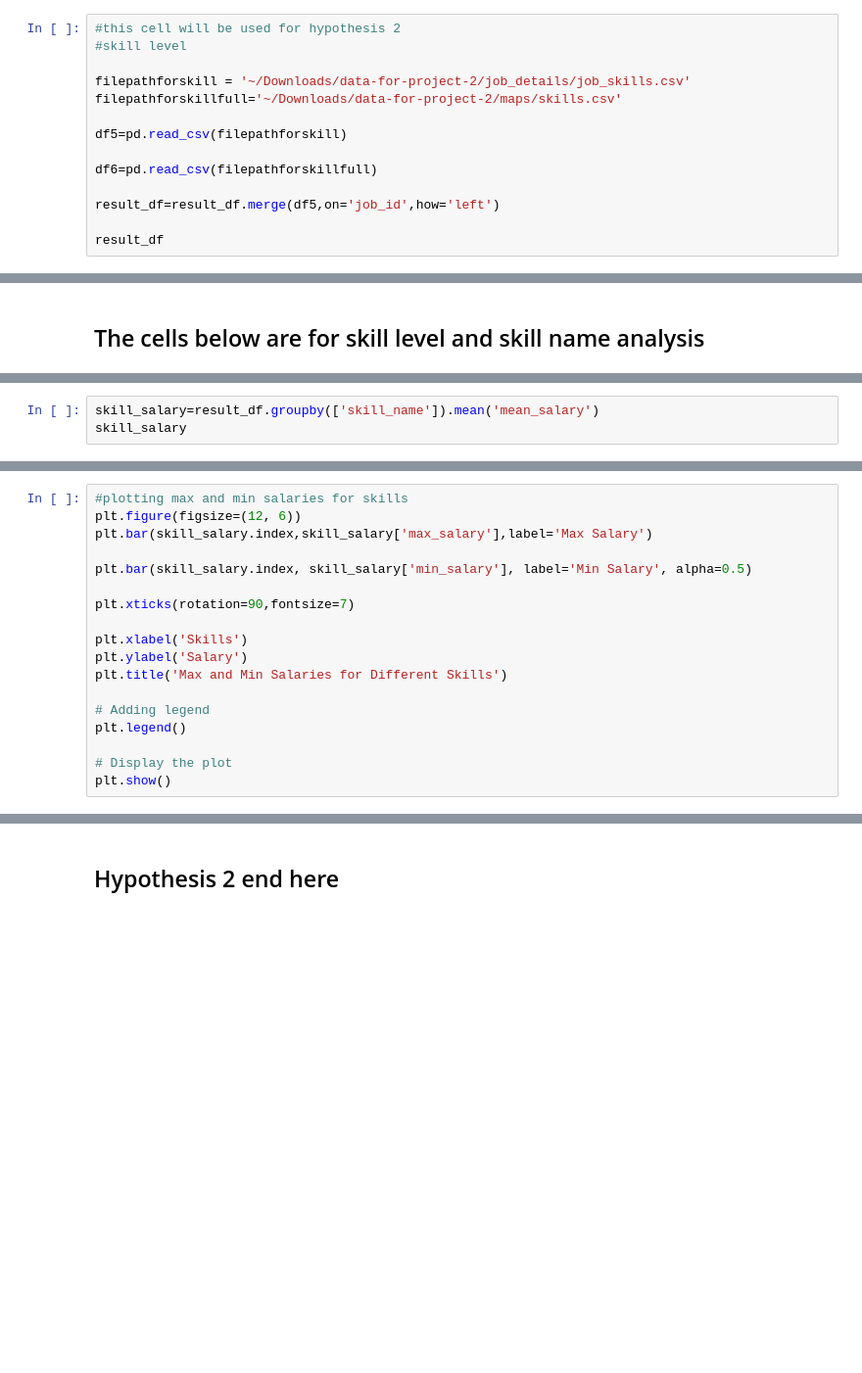
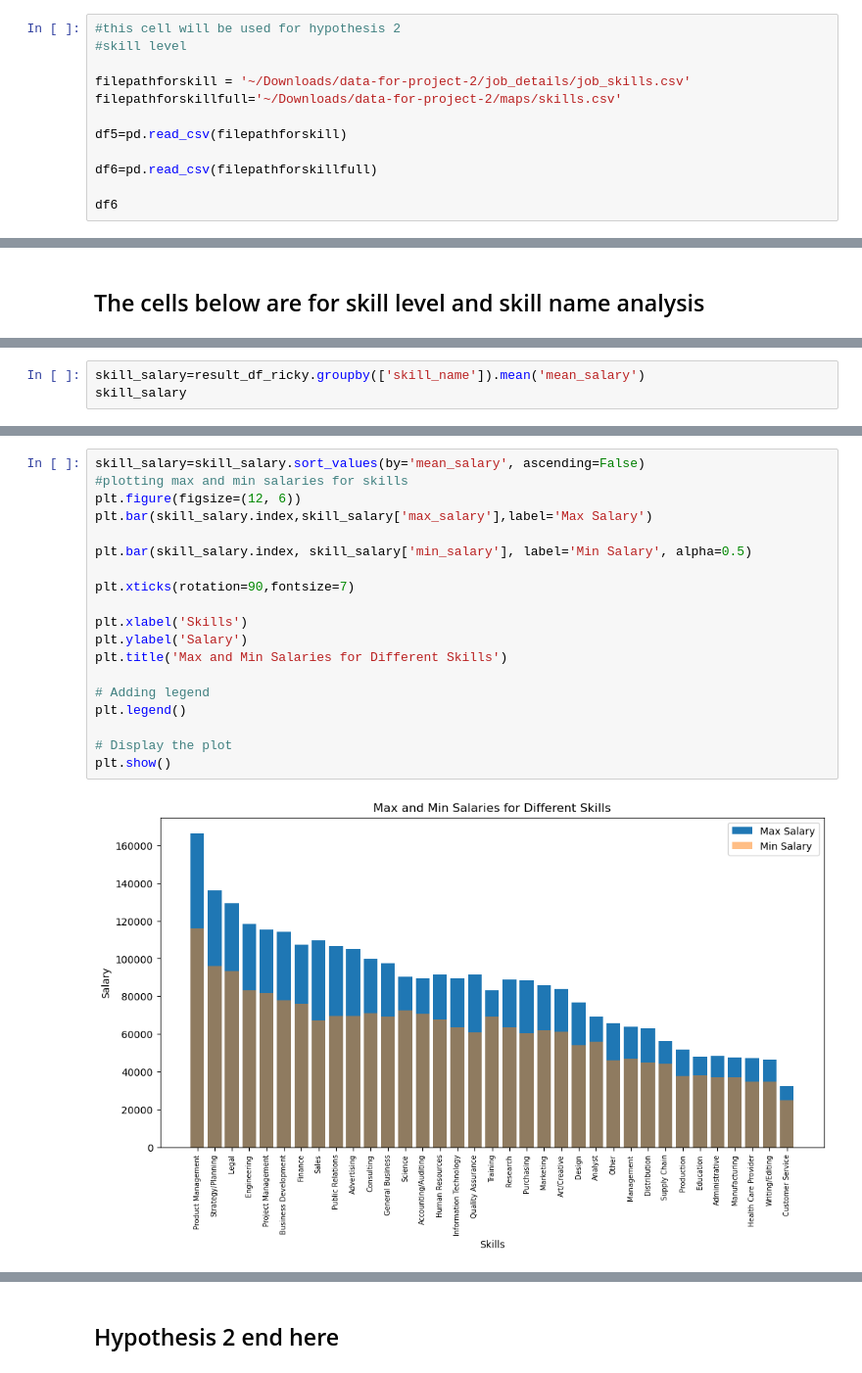
Before and after one commit to UC-Berkeley-I-School/Project-2-LinkedIn-Analysis, a Jupyter notebook: Project 2.ipynb, the cells around one changed output, grey strips where cells are left out. Shown at 98% size. Drawn from its saved outputs; the diff is of its cells as text; blank space fills up the shorter version.

```diff
--- a/Project 2.ipynb
+++ b/Project 2.ipynb
@@ -259,6 +275,4 @@ df5=pd.read_csv(filepathforskill)
 
 df6=pd.read_csv(filepathforskillfull)
 
-result_df=result_df.merge(df5,on='job_id',how='left')
-
-result_df
+df6
@@ -313,3 +423,3 @@ plt.show()
 # %%
-skill_salary=result_df.groupby(['skill_name']).mean('mean_salary')
+skill_salary=result_df_ricky.groupby(['skill_name']).mean('mean_salary')
 skill_salary
@@ -316,21 +445,24 @@ skill_salary
 # %%
+skill_salary=skill_salary.sort_values(by='mean_salary', ascending=False)
 #plotting max and min salaries for skills
 plt.figure(figsize=(12, 6))
 plt.bar(skill_salary.index,skill_salary['max_salary'],label='Max Salary')
 
 plt.bar(skill_salary.index, skill_salary['min_salary'], label='Min Salary', alpha=0.5)
 
 plt.xticks(rotation=90,fontsize=7)
 
 plt.xlabel('Skills')
 plt.ylabel('Salary')
 plt.title('Max and Min Salaries for Different Skills')
 
 # Adding legend
 plt.legend()
 
 # Display the plot
 plt.show()
+# %% [output]
+[figure, added]
 # %%
 skill_salary[['max_salary','med_salary','min_salary']].sort_values('max_salary', ascending=False).head()
 
```
Also changed, not shown: parts of 20 cells of this notebook.
